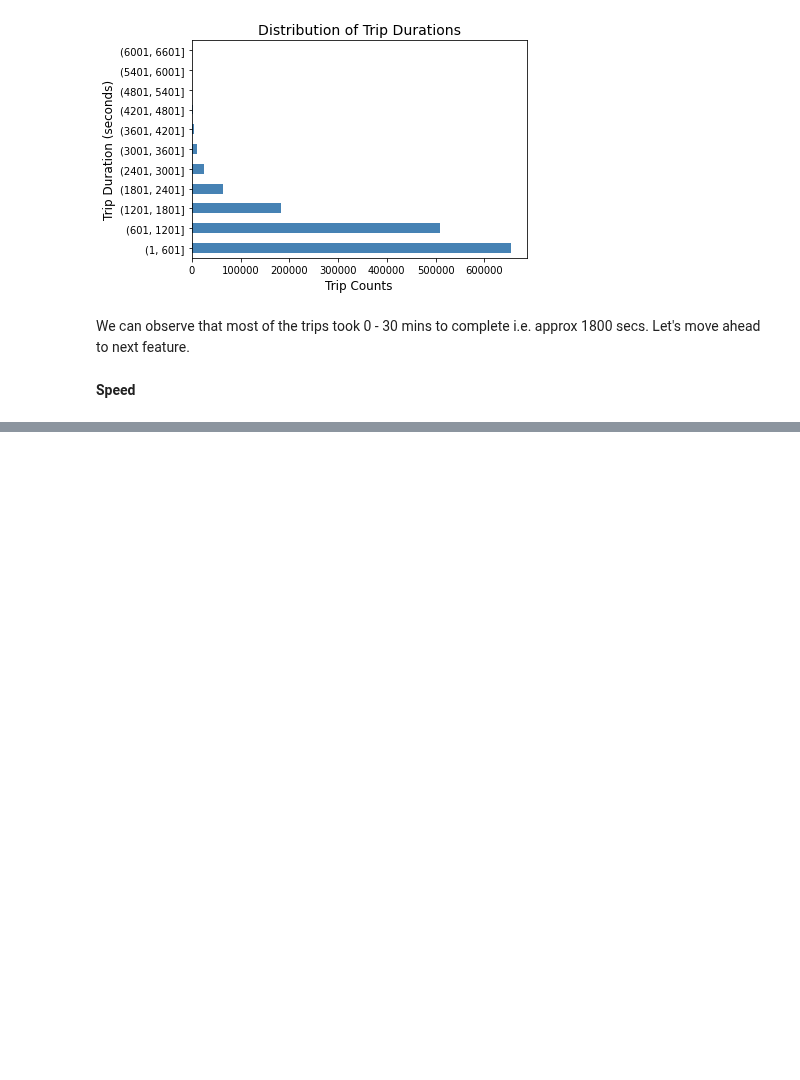
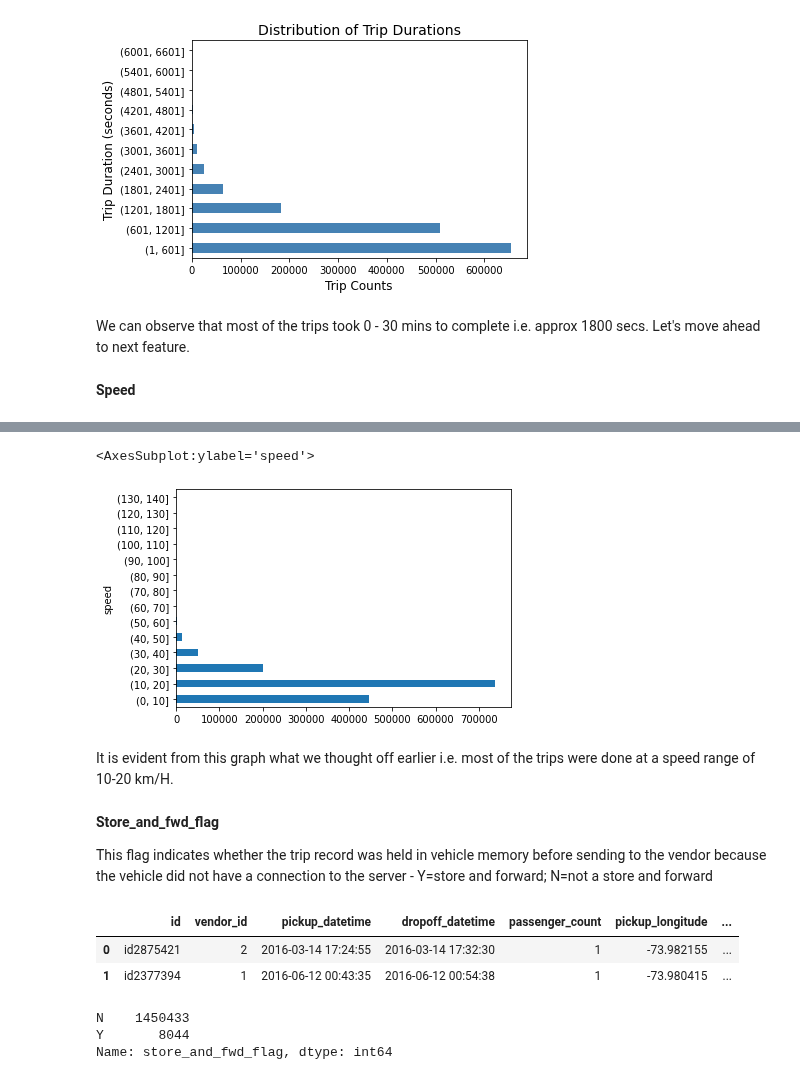
Before and after one commit to harshithgowdakc/NYC-Taxi-Data, a Jupyter notebook: NYC_Taxi_Data.ipynb, the cells around one changed output, grey strips where cells are left out. Cells and saved outputs as stored; diff of their text form; code cells hidden in the pictures; blank space fills up the shorter version.

```diff
--- a/NYC_Taxi_Data.ipynb
+++ b/NYC_Taxi_Data.ipynb
@@ -616,2 +655,23 @@ We can observe that most of the trips took 0 - 30 mins to complete i.e. approx 1
+# %%
+nyc_df.speed.groupby(pd.cut(nyc_df.speed, np.arange(0,150,10))).count().plot(kind = 'barh')
+# %% [output]
+<AxesSubplot:ylabel='speed'>
+[figure, added]
+# %% [markdown]
+It is evident from this graph what we thought off earlier i.e. most of the trips were done at a speed range of 10-20 km/H.
+# %% [markdown]
+**Store_and_fwd_flag**
+
+This flag indicates whether the trip record was held in vehicle memory before sending to the vendor because the vehicle did not have a connection to the server - Y=store and forward; N=not a store and forward
 # %%
-nyc_df
+nyc_df.head(2)
+# %% [output]
+|  | id | vendor_id | pickup_datetime | dropoff_datetime | passenger_count | pickup_longitude | ... |
+| 0 | id2875421 | 2 | 2016-03-14 17:24:55 | 2016-03-14 17:32:30 | 1 | -73.982155 | ... |
+| 1 | id2377394 | 1 | 2016-06-12 00:43:35 | 2016-06-12 00:54:38 | 1 | -73.980415 | ... |
+# %%
+nyc_df['store_and_fwd_flag'].value_counts()
+# %% [output]
+N    1450433
+Y       8044
+Name: store_and_fwd_flag, dtype: int64
```
Also changed, not shown: parts of 21 cells of this notebook.
